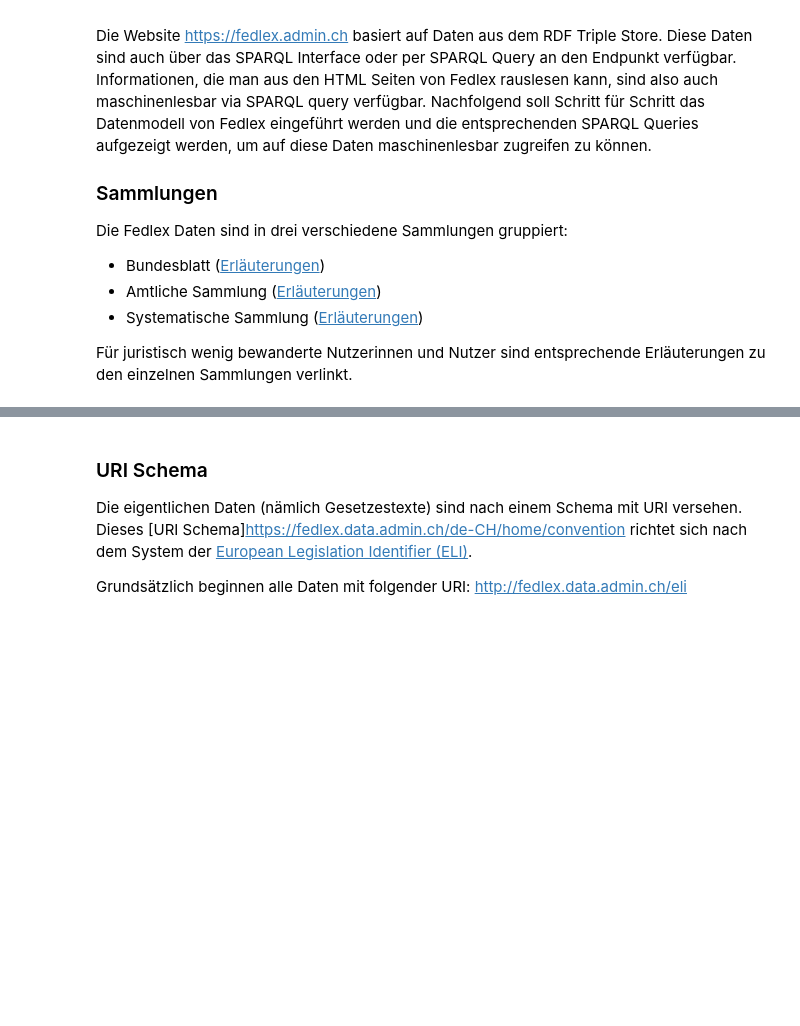
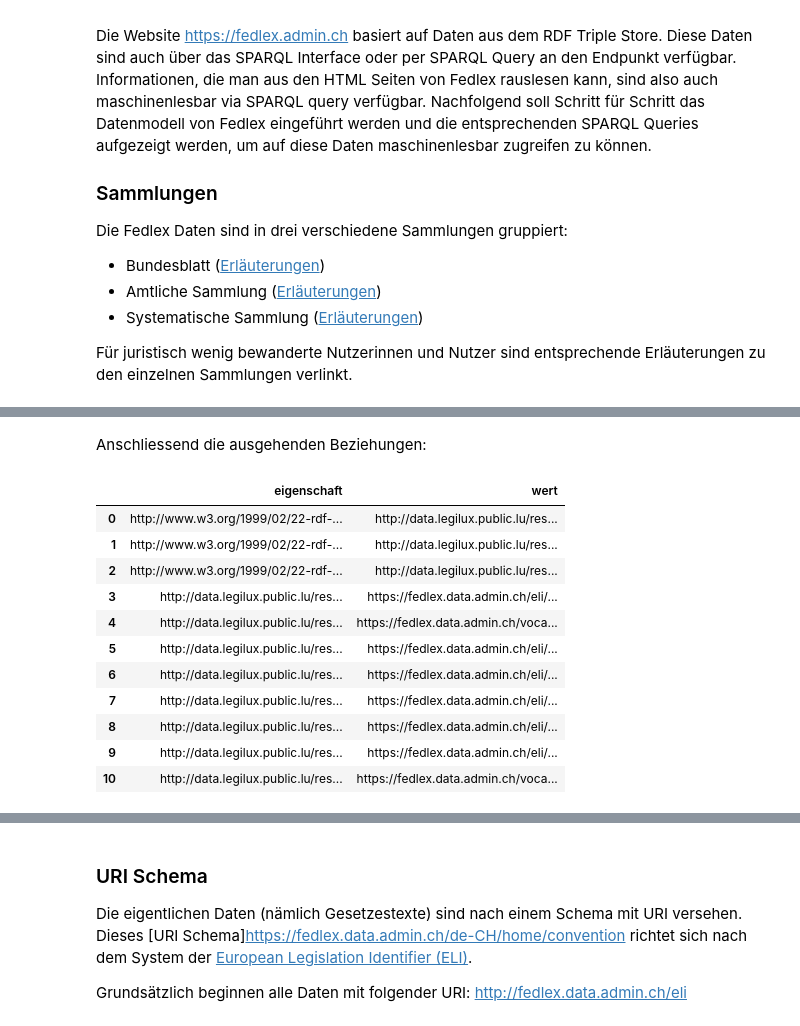
Before and after one commit to bequrios/fedlex, a Jupyter notebook: content/Fedlex.ipynb, the cells around one changed output, grey strips where cells are left out. Drawn from its saved outputs; the diff is of its cells as text; code cells hidden in the pictures; blank space fills up the shorter version.

```diff
--- a/content/Fedlex.ipynb
+++ b/content/Fedlex.ipynb
@@ -189,0 +235,30 @@ Der Einstieg in die Linked Data Welt von Fedlex geschieht über die URI eines Do
+# %% [markdown]
+Anschliessend die ausgehenden Beziehungen:
+# %%
+df = await query("""
+
+PREFIX skos: <http://www.w3.org/2004/02/skos/core#>
+PREFIX purl: <http://purl.org/dc/terms/>
+PREFIX jolux: <http://data.legilux.public.lu/resource/ontology/jolux#>
+
+SELECT DISTINCT * WHERE {
+    <https://fedlex.data.admin.ch/eli/cc/1999/404> ?eigenschaft ?wert.
+    FILTER(isURI(?wert) = True)
+}
+
+""", "F")
+
+display_result(df)
+# %% [output]
+|  | eigenschaft | wert |
+| 0 | http://www.w3.org/1999/02/22-rdf-... | http://data.legilux.public.lu/res... |
+| 1 | http://www.w3.org/1999/02/22-rdf-... | http://data.legilux.public.lu/res... |
+| 2 | http://www.w3.org/1999/02/22-rdf-... | http://data.legilux.public.lu/res... |
+| 3 | http://data.legilux.public.lu/res... | https://fedlex.data.admin.ch/eli/... |
+| 4 | http://data.legilux.public.lu/res... | https://fedlex.data.admin.ch/voca... |
+| 5 | http://data.legilux.public.lu/res... | https://fedlex.data.admin.ch/eli/... |
+| 6 | http://data.legilux.public.lu/res... | https://fedlex.data.admin.ch/eli/... |
+| 7 | http://data.legilux.public.lu/res... | https://fedlex.data.admin.ch/eli/... |
+| 8 | http://data.legilux.public.lu/res... | https://fedlex.data.admin.ch/eli/... |
+| 9 | http://data.legilux.public.lu/res... | https://fedlex.data.admin.ch/eli/... |
+| 10 | http://data.legilux.public.lu/res... | https://fedlex.data.admin.ch/voca... |
```
Also changed, not shown: parts of 9 cells of this notebook.
